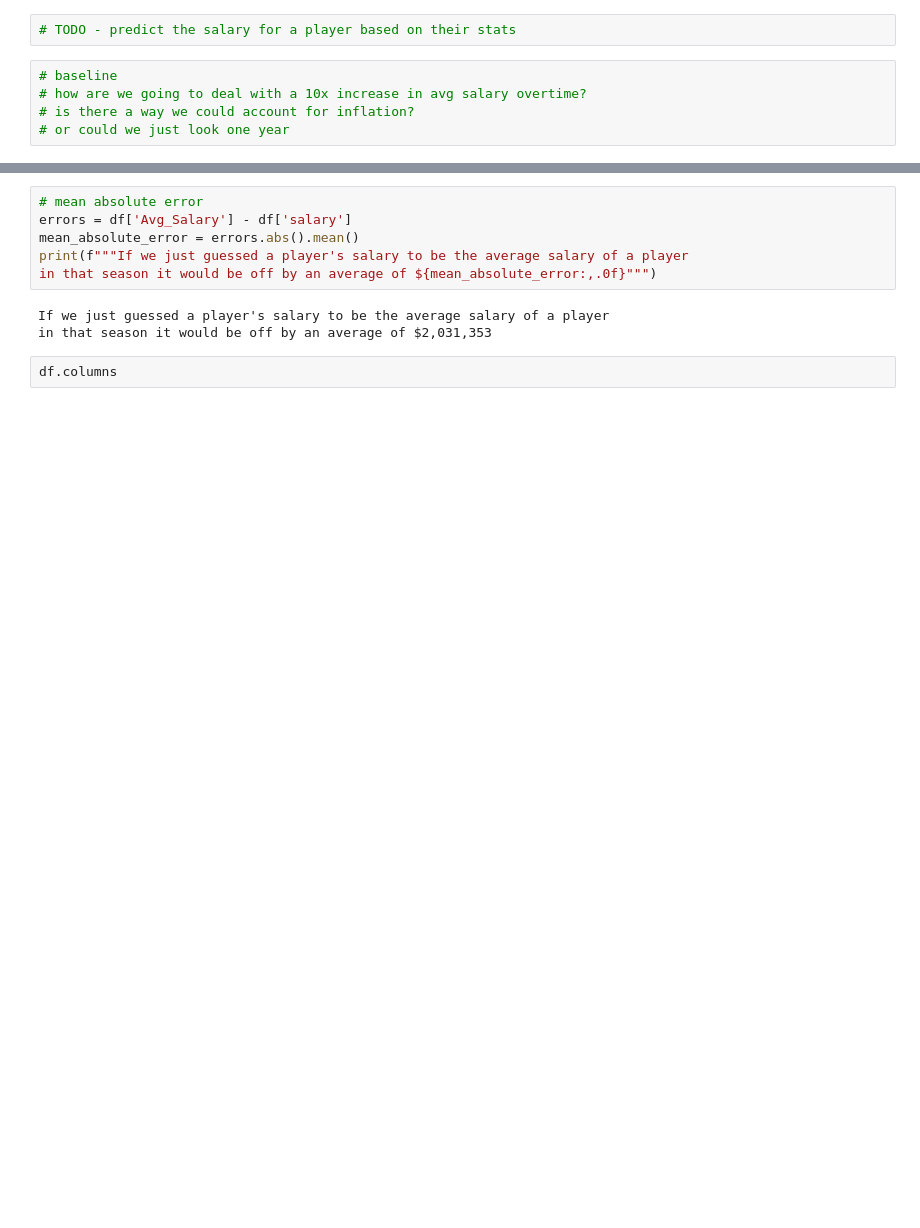
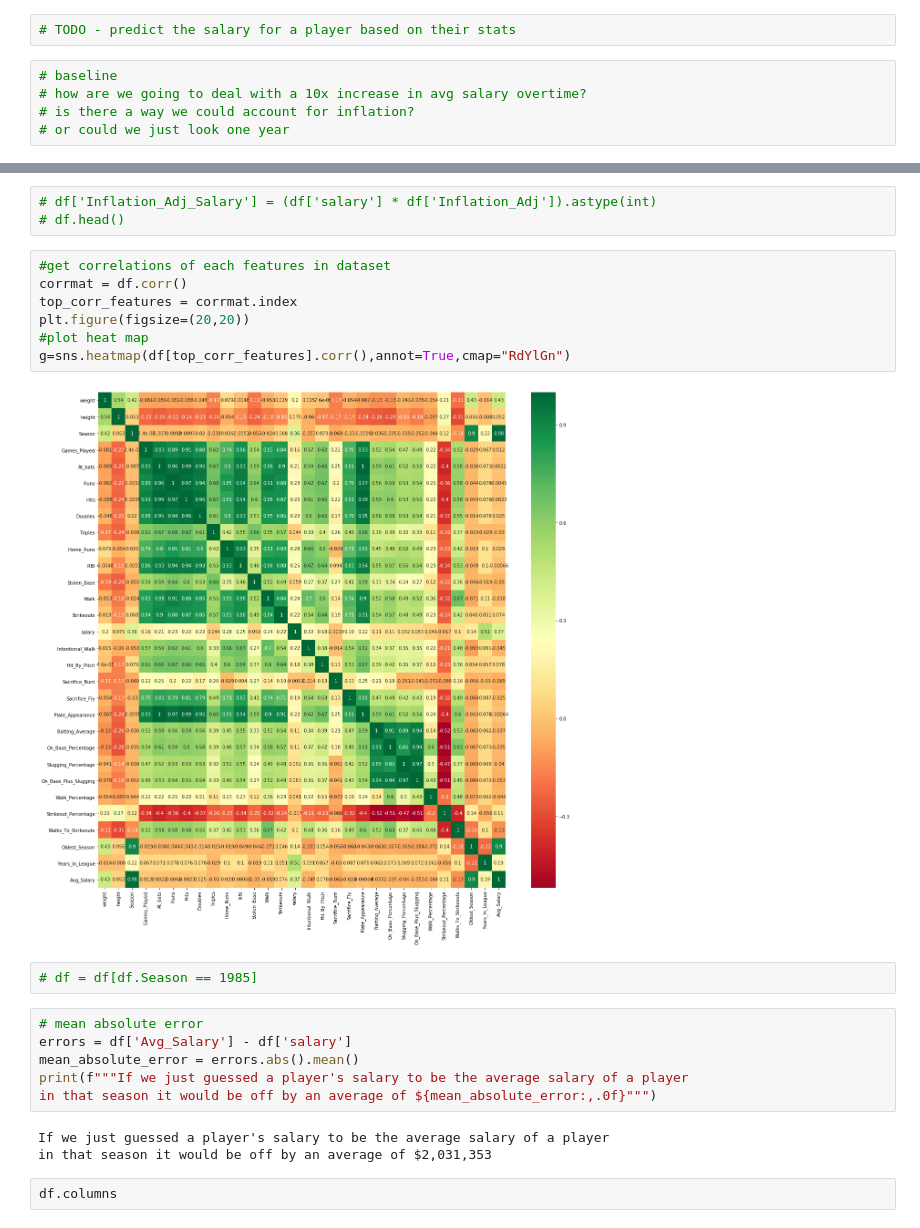
Before and after one commit to jbell1991/mlb-data, a Jupyter notebook: MLB Stats.ipynb, the cells around one changed output, grey strips where cells are left out. Drawn from its saved outputs; the diff is of its cells as text; blank space fills up the shorter version.

```diff
--- a/MLB Stats.ipynb
+++ b/MLB Stats.ipynb
@@ -163,3 +261,17 @@ df = df.merge(avg_salary, how='inner', on='Season')
+# %%
+# df['Inflation_Adj_Salary'] = (df['salary'] * df['Inflation_Adj']).astype(int)
+# df.head()
+# %%
+#get correlations of each features in dataset
+corrmat = df.corr()
+top_corr_features = corrmat.index
+plt.figure(figsize=(20,20))
+#plot heat map
+g=sns.heatmap(df[top_corr_features].corr(),annot=True,cmap="RdYlGn")
+# %% [output]
+[figure, added]
+# %%
+# df = df[df.Season == 1985]
 # %%
 # mean absolute error
 errors = df['Avg_Salary'] - df['salary']
```
Also changed, not shown: parts of 28 cells of this notebook.
